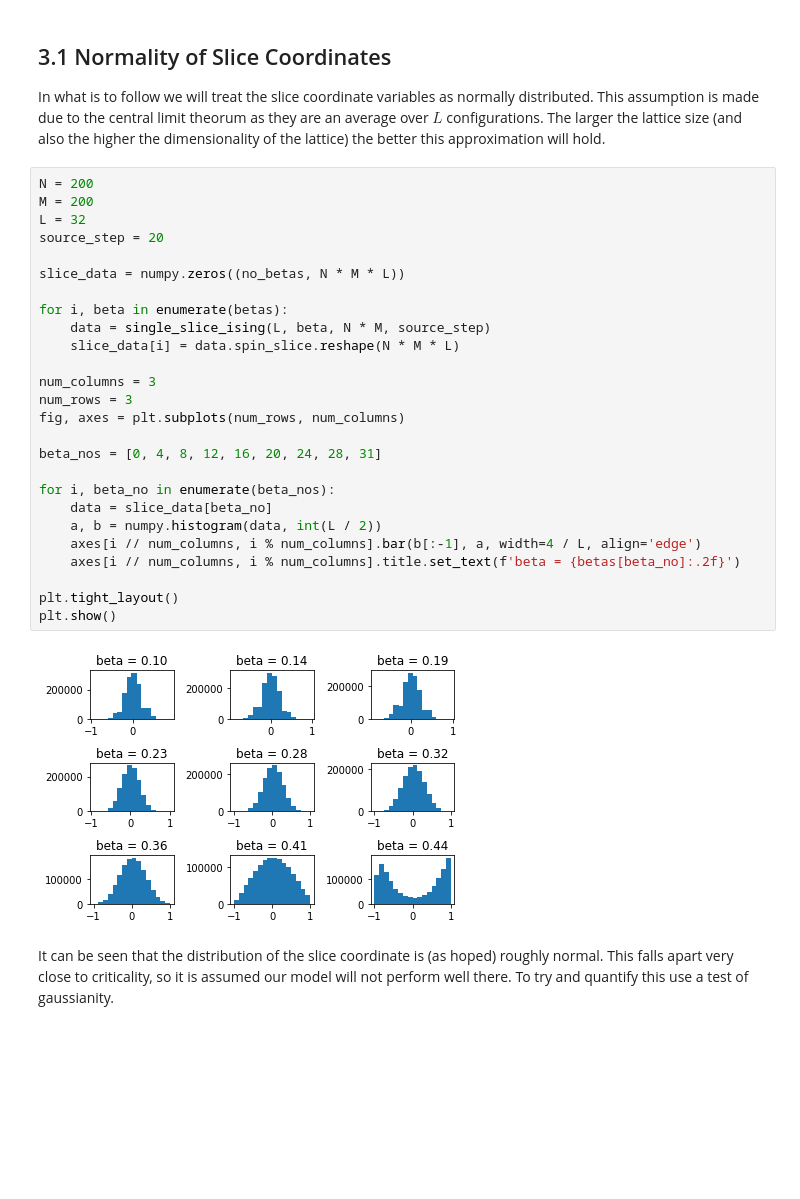
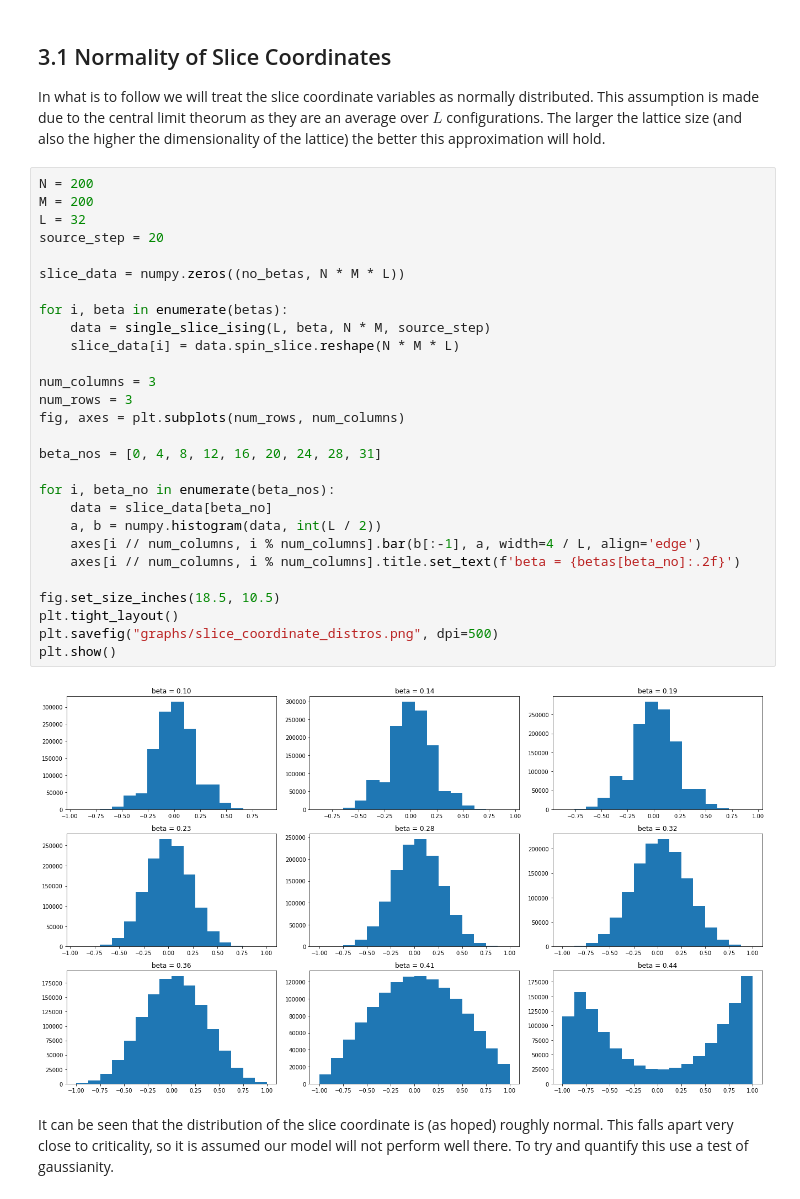
Before and after one commit to BenKMorley/Multilevel_notebook, a Jupyter notebook: Multilevel_Ising.ipynb, the cells around one changed output. Cells and saved outputs as stored; diff of their text form; blank space fills up the shorter version.

```diff
--- a/Multilevel_Ising.ipynb
+++ b/Multilevel_Ising.ipynb
@@ -1148,31 +1148,33 @@ In what is to follow we will treat the slice coordinate variables as normally di
 # %%
 N = 200
 M = 200
 L = 32
 source_step = 20
 
 slice_data = numpy.zeros((no_betas, N * M * L))
 
 for i, beta in enumerate(betas):
     data = single_slice_ising(L, beta, N * M, source_step)
     slice_data[i] = data.spin_slice.reshape(N * M * L)
 
 num_columns = 3
 num_rows = 3
 fig, axes = plt.subplots(num_rows, num_columns)
 
 beta_nos = [0, 4, 8, 12, 16, 20, 24, 28, 31]
 
 for i, beta_no in enumerate(beta_nos):
     data = slice_data[beta_no]
     a, b = numpy.histogram(data, int(L / 2))
     axes[i // num_columns, i % num_columns].bar(b[:-1], a, width=4 / L, align='edge')
     axes[i // num_columns, i % num_columns].title.set_text(f'beta = {betas[beta_no]:.2f}')
 
+fig.set_size_inches(18.5, 10.5)
 plt.tight_layout()
+plt.savefig("graphs/slice_coordinate_distros.png", dpi=500)
 plt.show()
 # %% [output]
-[figure, old version]
+[figure, new version]
 # %% [markdown]
 It can be seen that the distribution of the slice coordinate is (as hoped) roughly normal. This falls apart very close to criticality, so it is assumed our model will not perform well there. To try and quantify this use a test of gaussianity.
 # %%
```
Also changed, not shown: parts of 2 cells of this notebook.
